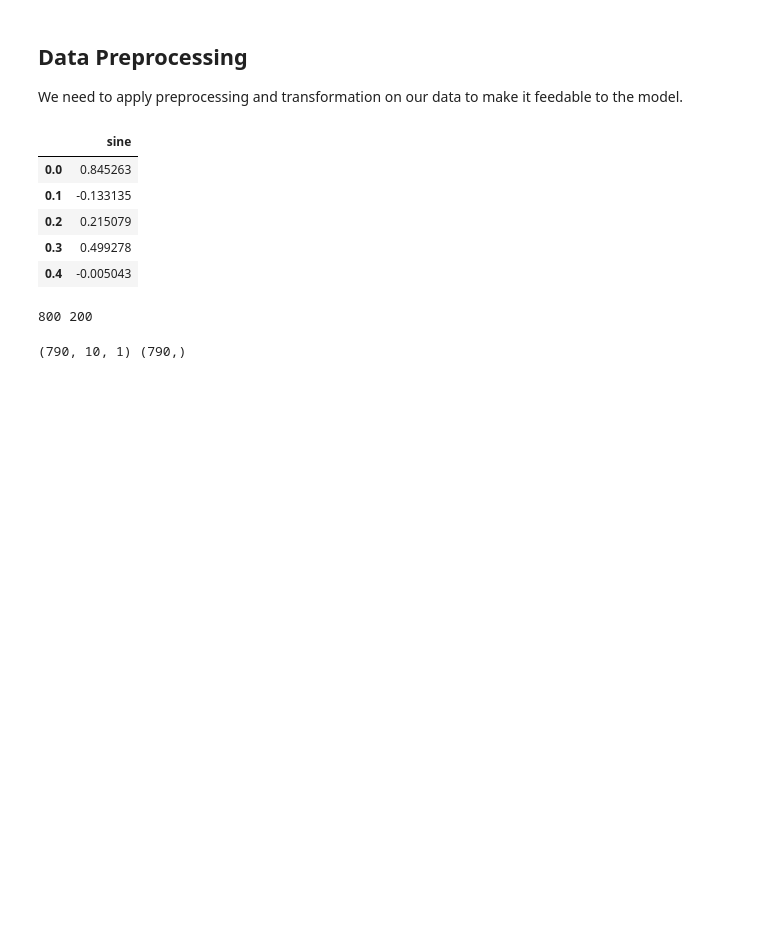
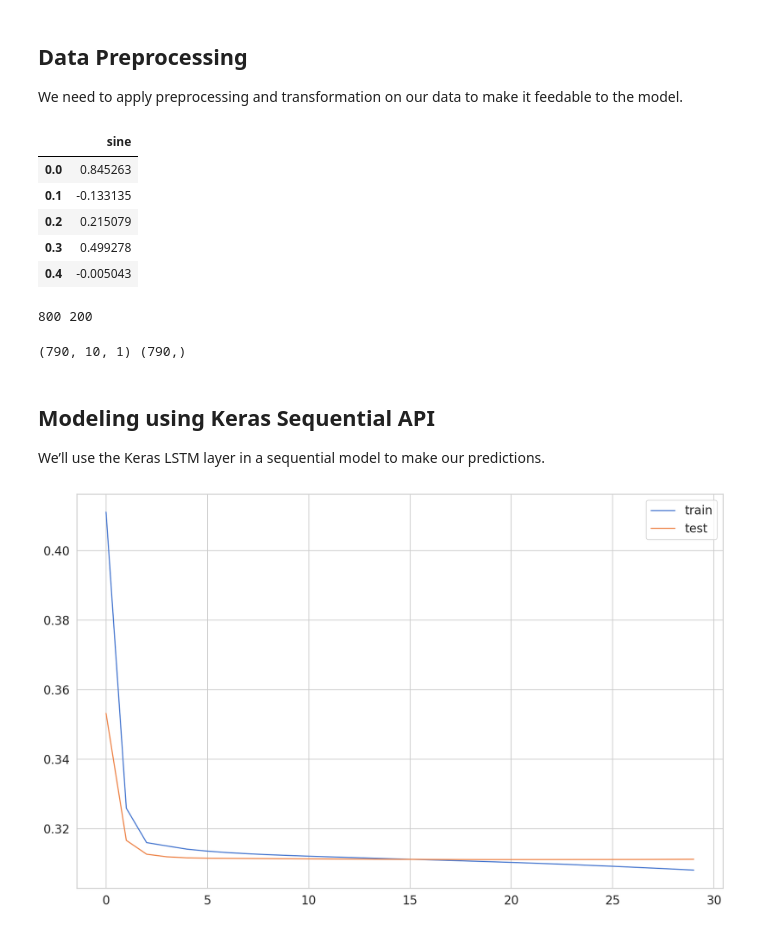
Before and after one commit to VishalMaurya/Deeplearning-TimeSeries, a Jupyter notebook: LSTM_TimeSeries_basic.ipynb, the cells around one changed output. Drawn from its saved outputs; the diff is of its cells as text; code cells hidden in the pictures; blank space fills up the shorter version.

Commit message:
Finished with modeling and evaluation

```diff
--- a/LSTM_TimeSeries_basic.ipynb
+++ b/LSTM_TimeSeries_basic.ipynb
@@ -88,3 +88,29 @@ X_test, y_test = create_dataset(test, test.sine, time_steps)
 print(X_train.shape, y_train.shape)
 # %% [output]
 (790, 10, 1) (790,)
+# %% [markdown]
+## Modeling using Keras Sequential API
+We’ll use the Keras LSTM layer in a sequential model to make our predictions.
+# %%
+def create_baseline(X_train):
+    model = keras.Sequential()
+    model.add(keras.layers.LSTM(128, input_shape=(X_train.shape[1], X_train.shape[2])))
+    model.add(keras.layers.Dense(1))
+    model.compile(loss='mean_squared_error', optimizer=keras.optimizers.Adam(0.001))
+    return model
+# %%
+model = create_baseline(X_train)
+history = model.fit(
+                    X_train, y_train,
+                    epochs=30,
+                    batch_size=16,
+                    validation_split=0.2,
+                    verbose=1,
+                    shuffle=False
+                    )
+# %%
+plt.plot(history.history['loss'], label='train')
+plt.plot(history.history['val_loss'], label='test')
+plt.legend();
+# %% [output]
+[figure, added]
```
Also changed, not shown: parts of 4 cells of this notebook.
